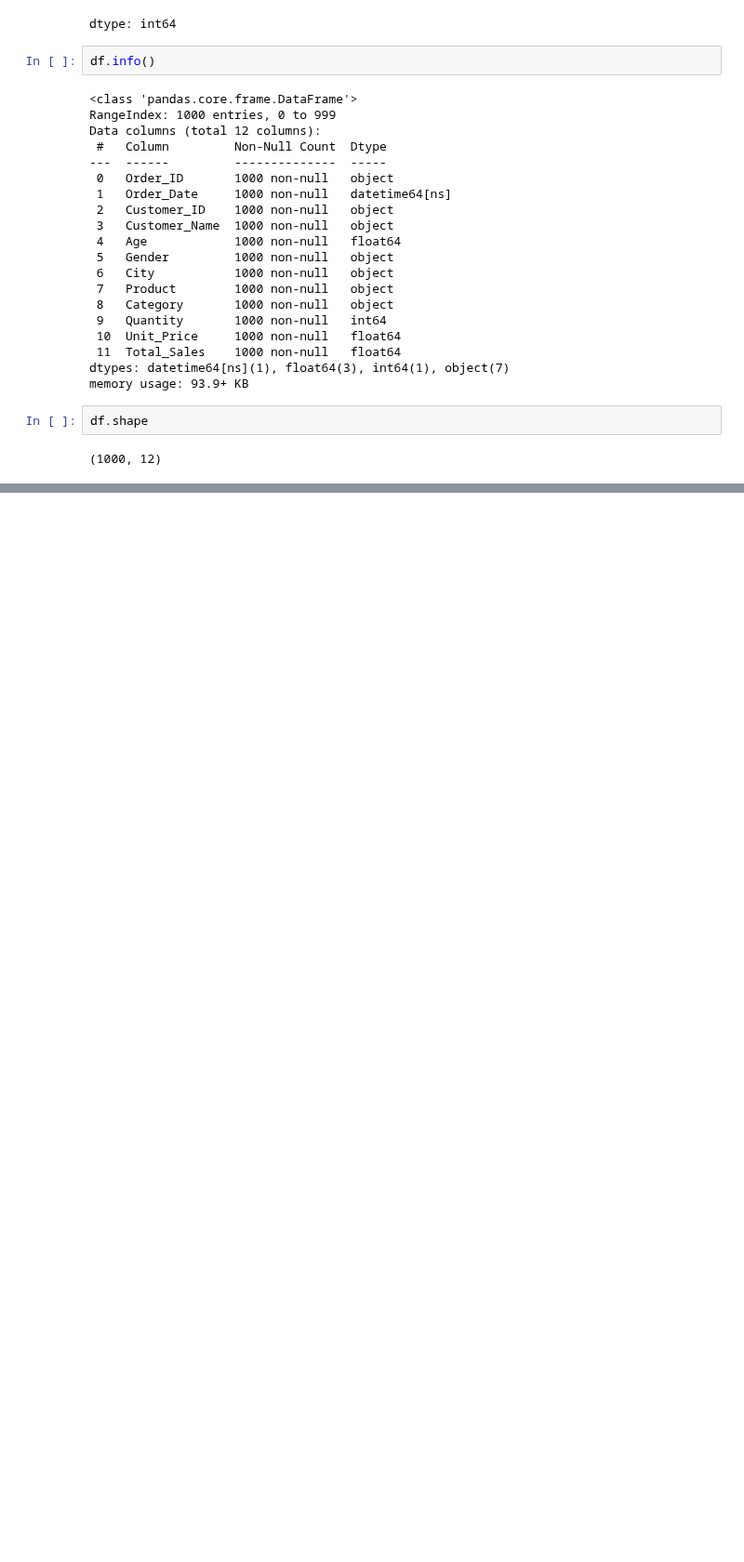
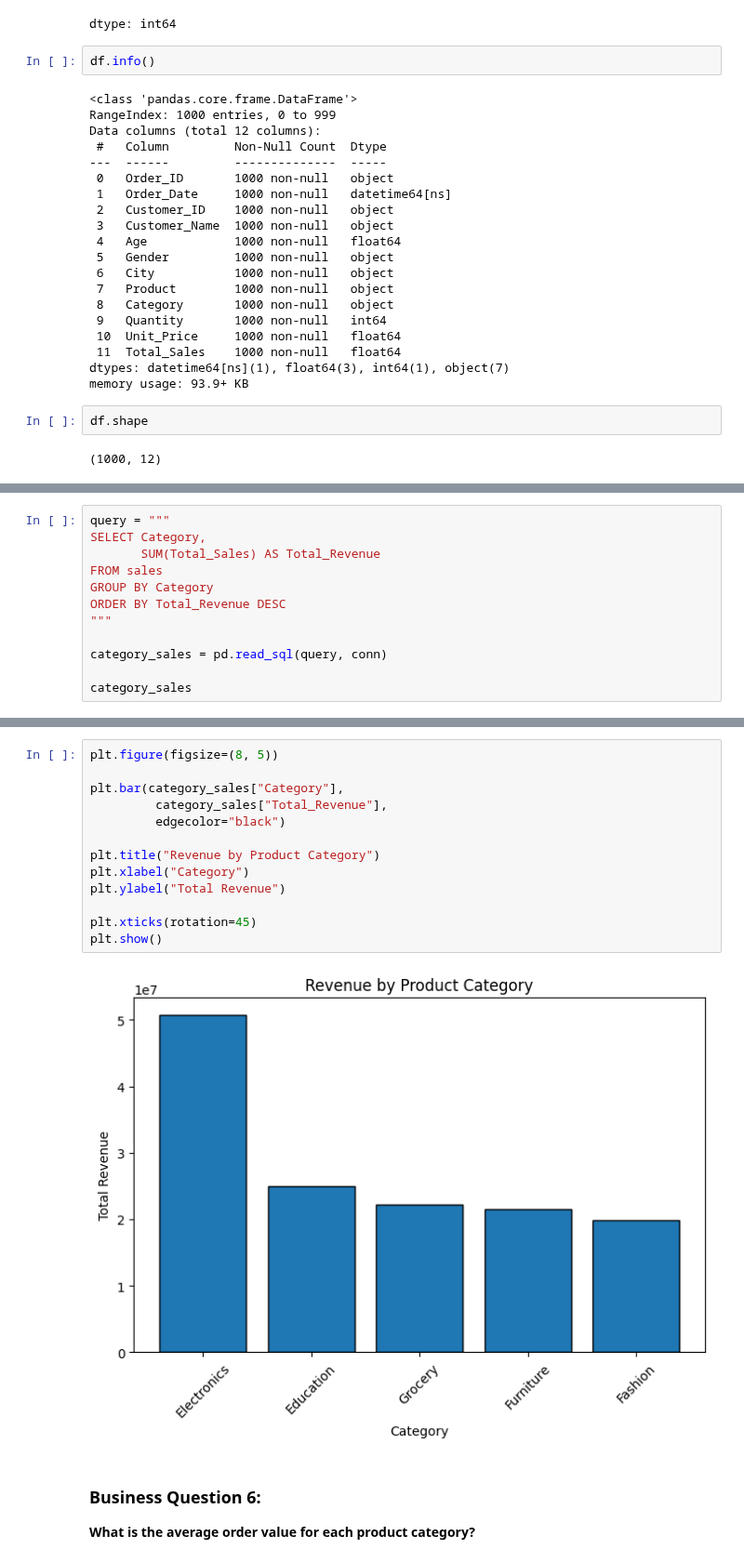
Before and after one commit to KashifAshfaque/Apex_Planet, a Jupyter notebook: Untitled0.ipynb, the cells around one changed output, grey strips where cells are left out. Shown at 93% size. Cells and saved outputs as stored; diff of their text form; blank space fills up the shorter version.

```diff
--- a/Untitled0.ipynb
+++ b/Untitled0.ipynb
@@ -586,0 +863,12 @@ df.shape
+# %%
+query = """
+SELECT Category,
+       SUM(Total_Sales) AS Total_Revenue
+FROM sales
+GROUP BY Category
+ORDER BY Total_Revenue DESC
+"""
+
+category_sales = pd.read_sql(query, conn)
+
+category_sales
@@ -586,0 +882,18 @@ df.shape
+# %%
+plt.figure(figsize=(8, 5))
+
+plt.bar(category_sales["Category"],
+         category_sales["Total_Revenue"],
+         edgecolor="black")
+
+plt.title("Revenue by Product Category")
+plt.xlabel("Category")
+plt.ylabel("Total Revenue")
+
+plt.xticks(rotation=45)
+plt.show()
+# %% [output]
+[figure, added]
+# %% [markdown]
+### Business Question 6:
+**What is the average order value for each product category?**
```
Also changed, not shown: parts of 52 cells of this notebook.
